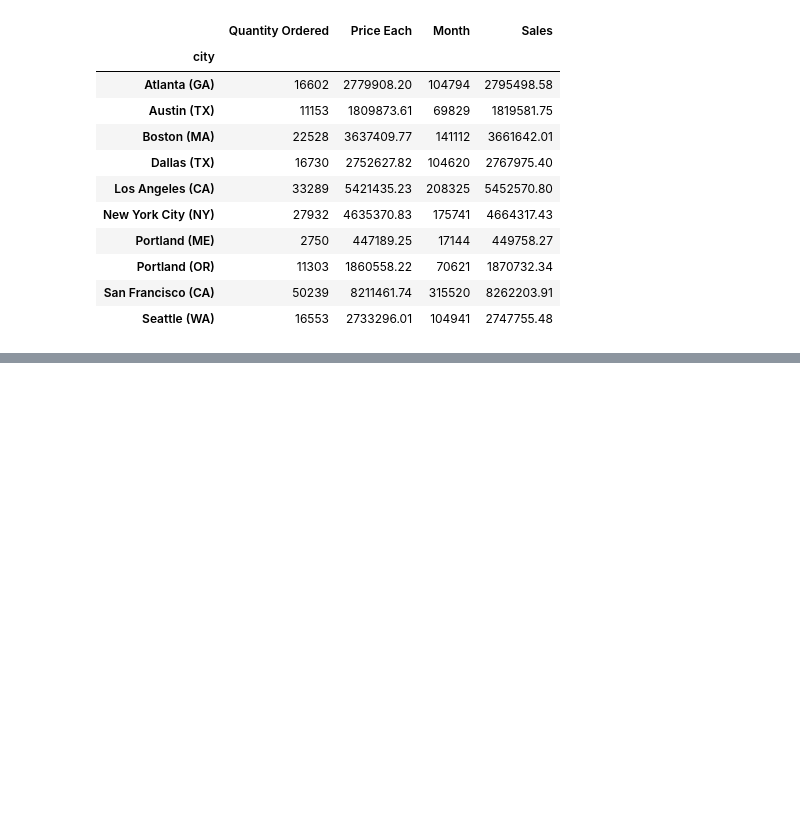
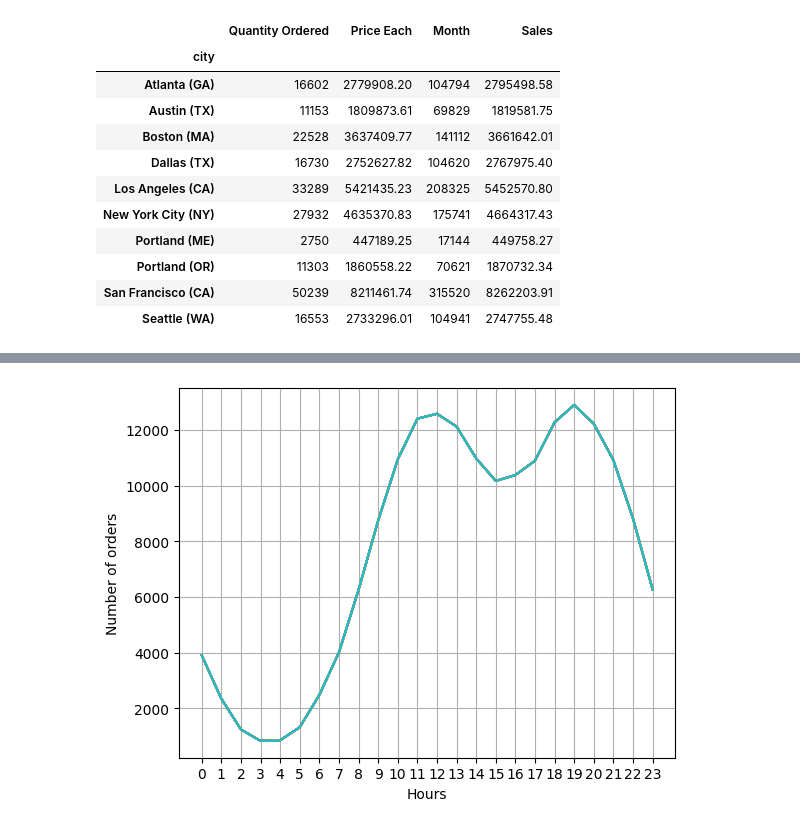
Before and after one commit to chetanjadhav1999/capstone-project1, a Jupyter notebook: sales_data_anaysis.ipynb, the cells around one changed output, grey strips where cells are left out. Drawn from its saved outputs; the diff is of its cells as text; code cells hidden in the pictures; blank space fills up the shorter version.

```diff
--- a/sales_data_anaysis.ipynb
+++ b/sales_data_anaysis.ipynb
@@ -190,0 +216,4 @@ results
+# %%
+all_data['Hours'] = all_data['Order Date'].dt.hour
+all_data['Minute'] = all_data['Order Date'].dt.minute
+all_data.head()
@@ -190,0 +227,12 @@ results
+# %%
+Hours = [hour for hour,df in all_data.groupby('Hours')]
+
+plt.plot(Hours, all_data.groupby(['Hours']).count())
+plt.xticks(Hours)
+plt.xlabel('Hours')
+plt.ylabel('Number of orders')
+plt.grid()
+plt.show()
+# it shows around 11AM or 7pm(19)
+# %% [output]
+[figure, added]
```
Also changed, not shown: parts of 7 cells of this notebook.
